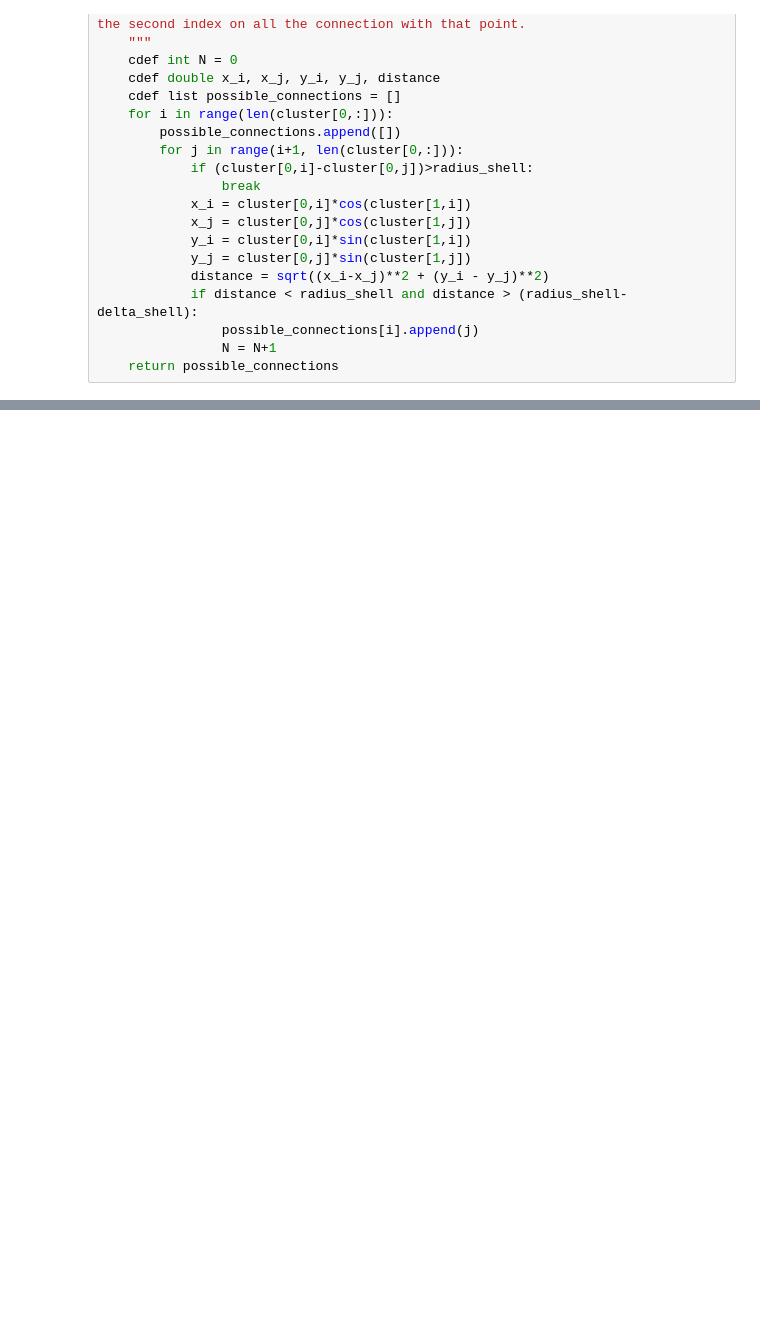
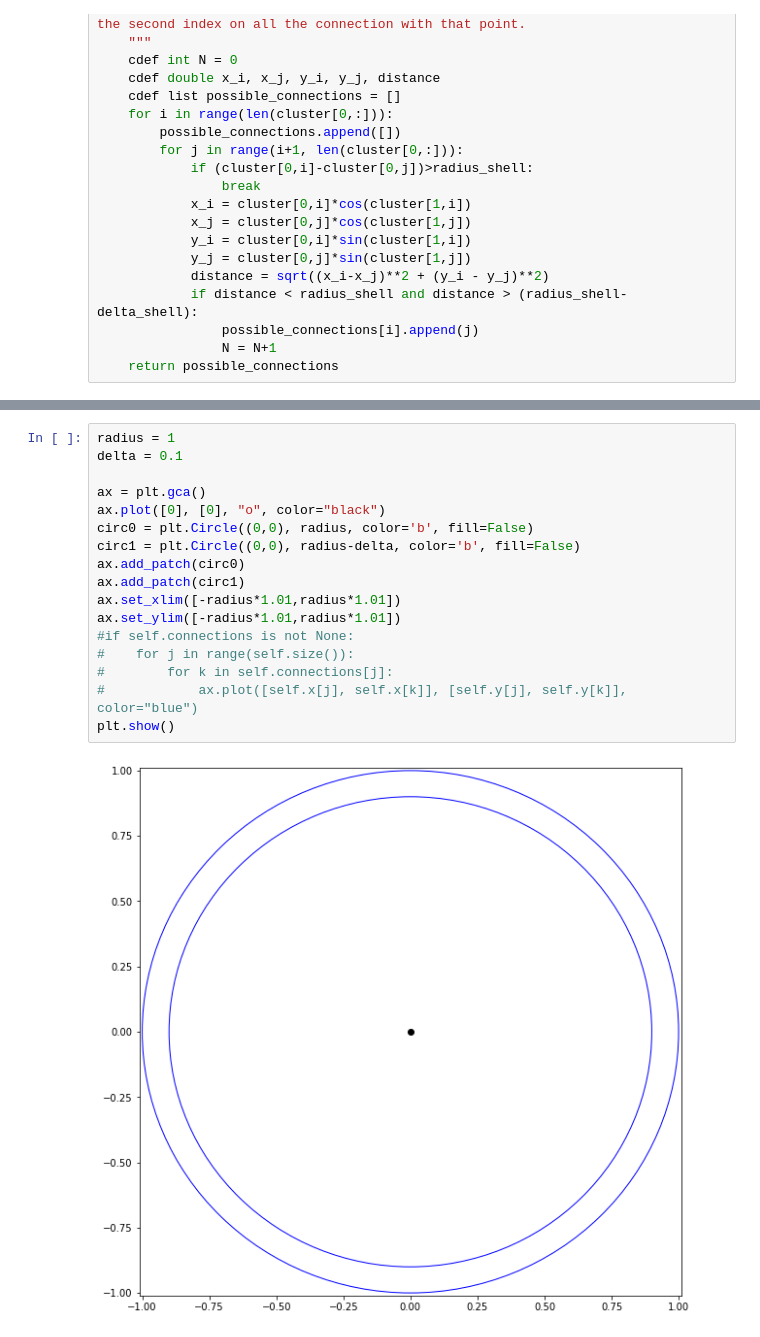
Before and after one commit to Valerio-Amico/Lab-Rydberg, a Jupyter notebook: facilitation_problem/2D_percolation_speedup.ipynb, the cells around one changed output, grey strips where cells are left out. Drawn from its saved outputs; the diff is of its cells as text; blank space fills up the shorter version.

```diff
--- a/facilitation_problem/2D_percolation_speedup.ipynb
+++ b/facilitation_problem/2D_percolation_speedup.ipynb
@@ -254,0 +241,19 @@ array([[ 2.15591614,  3.74417265,  6.20951609, ..., 41.97544351,
+# %%
+radius = 1
+delta = 0.1
+
+ax = plt.gca()
+ax.plot([0], [0], "o", color="black")
+circ0 = plt.Circle((0,0), radius, color='b', fill=False)
+circ1 = plt.Circle((0,0), radius-delta, color='b', fill=False)
+ax.add_patch(circ0)
+ax.add_patch(circ1)
+ax.set_xlim([-radius*1.01,radius*1.01])
+ax.set_ylim([-radius*1.01,radius*1.01])
+#if self.connections is not None:
+#    for j in range(self.size()):
+#        for k in self.connections[j]:
+#            ax.plot([self.x[j], self.x[k]], [self.y[j], self.y[k]], color="blue")
+plt.show()
+# %% [output]
+[figure, added]
```
Also changed, not shown: parts of 18 cells of this notebook, 2 other files.
